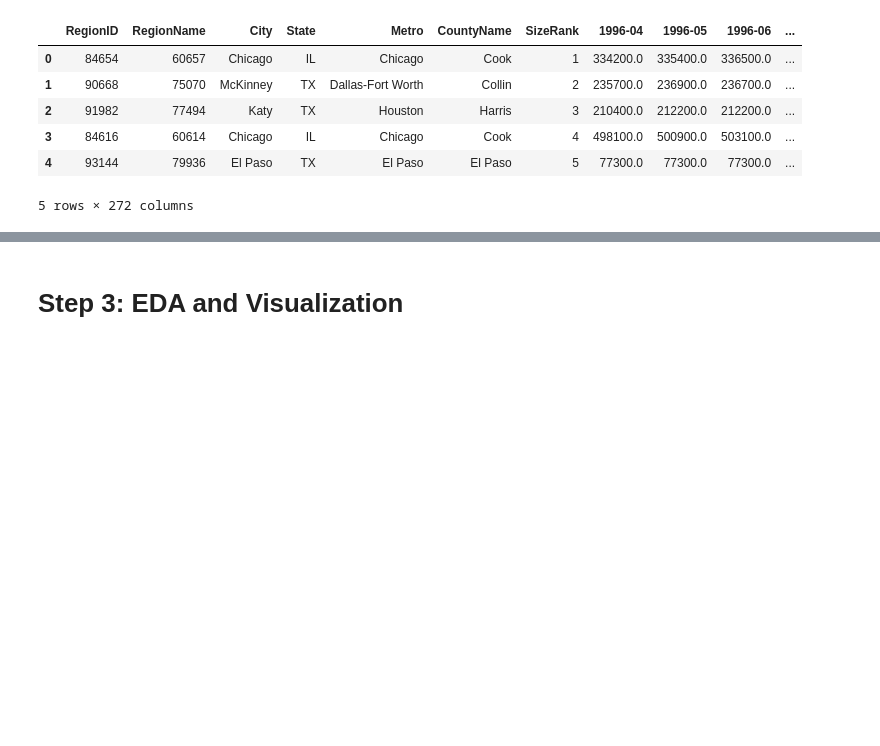
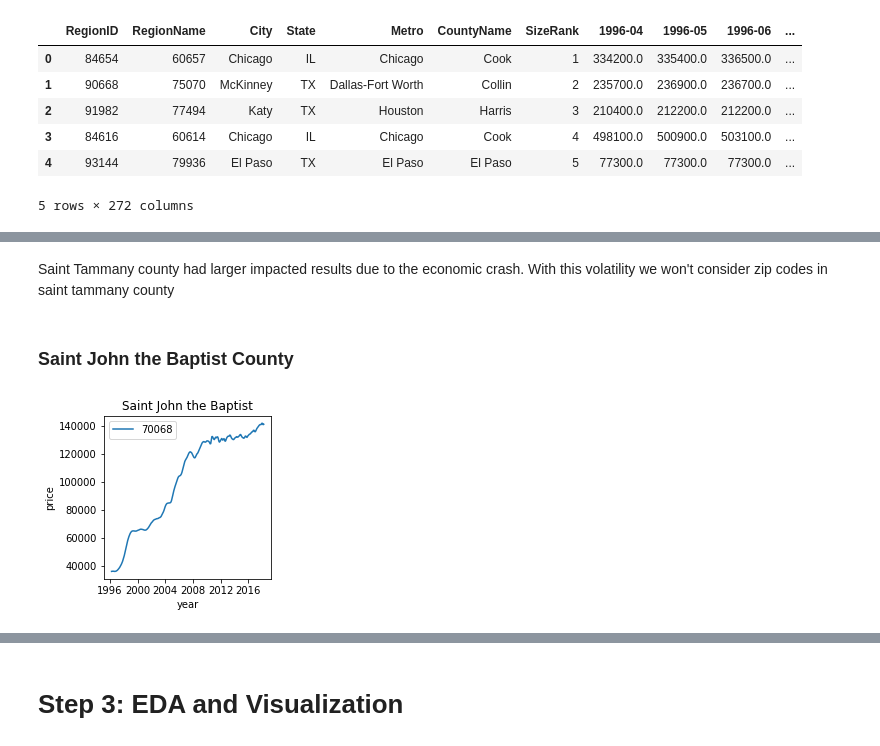
Before and after one commit to laurenliz22/Module_4_Project, a Jupyter notebook: dsc-mod-4-project-online-ds-ft-081219/mod_4_starter_notebook.ipynb, the cells around one changed output, grey strips where cells are left out. Cells and saved outputs as stored; diff of their text form; code cells hidden in the pictures; blank space fills up the shorter version.

```diff
--- a/dsc-mod-4-project-online-ds-ft-081219/mod_4_starter_notebook.ipynb
+++ b/dsc-mod-4-project-online-ds-ft-081219/mod_4_starter_notebook.ipynb
@@ -73,0 +217,8 @@ def get_datetimes(df):
+# %% [markdown]
+Saint Tammany county had larger impacted results due to the economic crash.  With this volatility we won't consider zip codes in saint tammany county
+# %% [markdown]
+### Saint John the Baptist County
+# %%
+graph('Saint John the Baptist')
+# %% [output]
+[figure, added]
```
Also changed, not shown: parts of 52 cells of this notebook, 5 other files.
